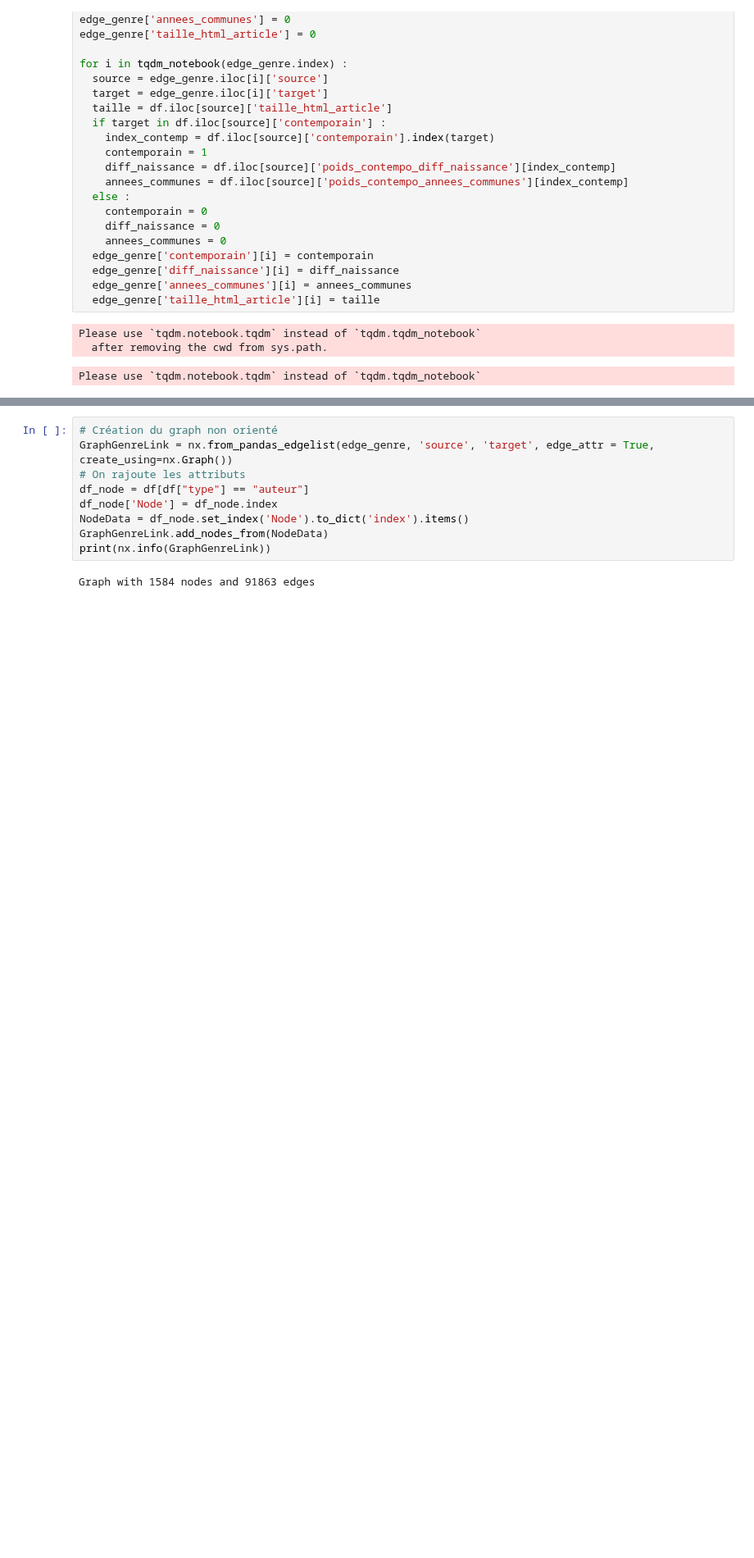
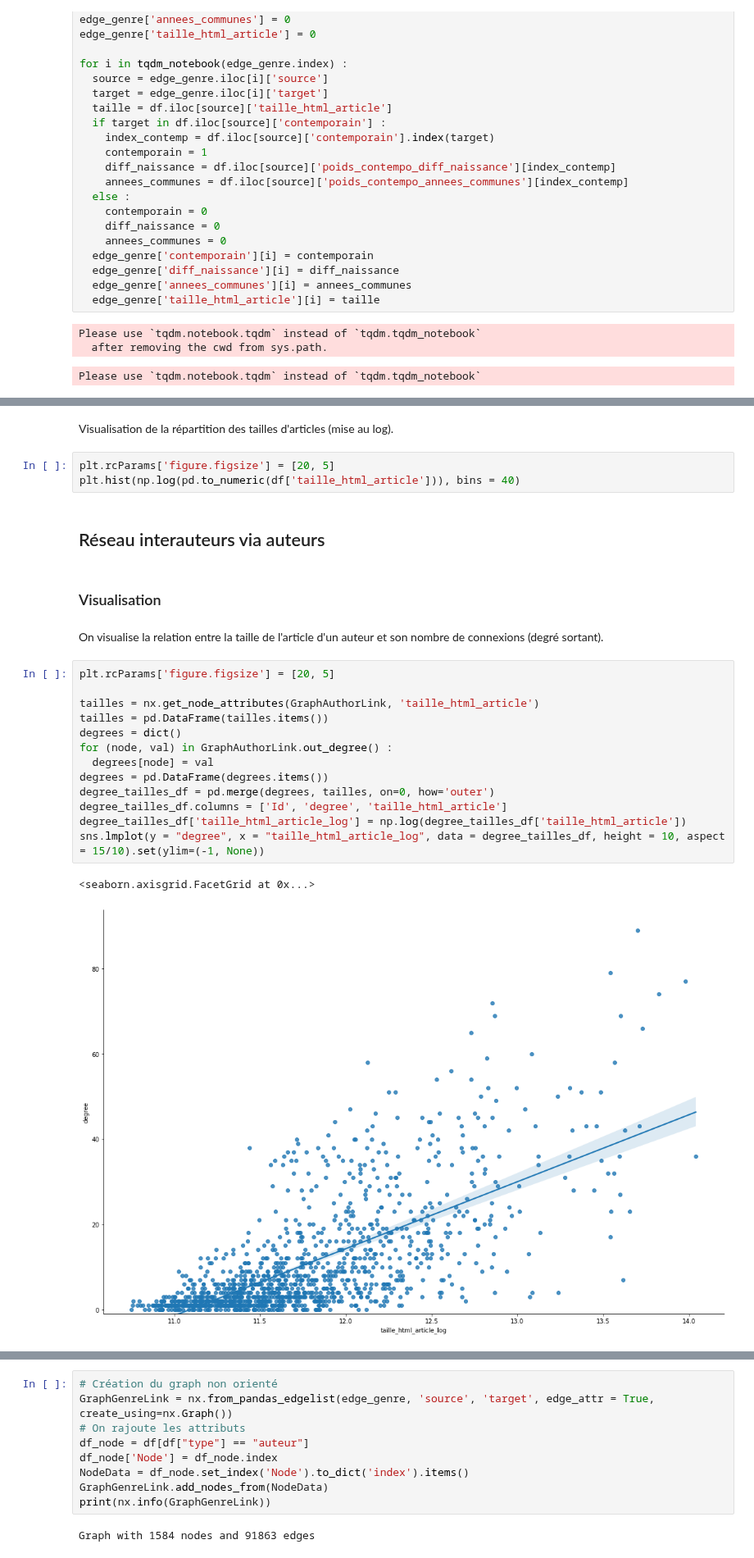
Before and after one commit to ChabiMax/author_network, a Jupyter notebook: Code/Question 2.ipynb, the cells around one changed output, grey strips where cells are left out. Shown at 82% size. Cells and saved outputs as stored; diff of their text form; blank space fills up the shorter version.

```diff
--- a/Code/Question 2.ipynb
+++ b/Code/Question 2.ipynb
@@ -163,0 +182,27 @@ On transforme la table d'adjacence en un objet networkx.
+# %% [markdown]
+Visualisation de la répartition des tailles d'articles (mise au log).
+# %%
+plt.rcParams['figure.figsize'] = [20, 5]
+plt.hist(np.log(pd.to_numeric(df['taille_html_article'])), bins = 40)
+# %% [markdown]
+## Réseau interauteurs via auteurs
+# %% [markdown]
+### Visualisation
+# %% [markdown]
+On visualise la relation entre la taille de l'article d'un auteur et son nombre de connexions (degré sortant).
+# %%
+plt.rcParams['figure.figsize'] = [20, 5]
+
+tailles = nx.get_node_attributes(GraphAuthorLink, 'taille_html_article')
+tailles = pd.DataFrame(tailles.items())
+degrees = dict()
+for (node, val) in GraphAuthorLink.out_degree() :
+  degrees[node] = val
+degrees = pd.DataFrame(degrees.items())
+degree_tailles_df = pd.merge(degrees, tailles, on=0, how='outer')
+degree_tailles_df.columns = ['Id', 'degree', 'taille_html_article']
+degree_tailles_df['taille_html_article_log'] = np.log(degree_tailles_df['taille_html_article'])
+sns.lmplot(y = "degree", x = "taille_html_article_log", data = degree_tailles_df, height = 10, aspect = 15/10).set(ylim=(-1, None))
+# %% [output]
+<seaborn.axisgrid.FacetGrid at 0x...>
+[figure, added]
```
Also changed, not shown: parts of 70 cells of this notebook.
